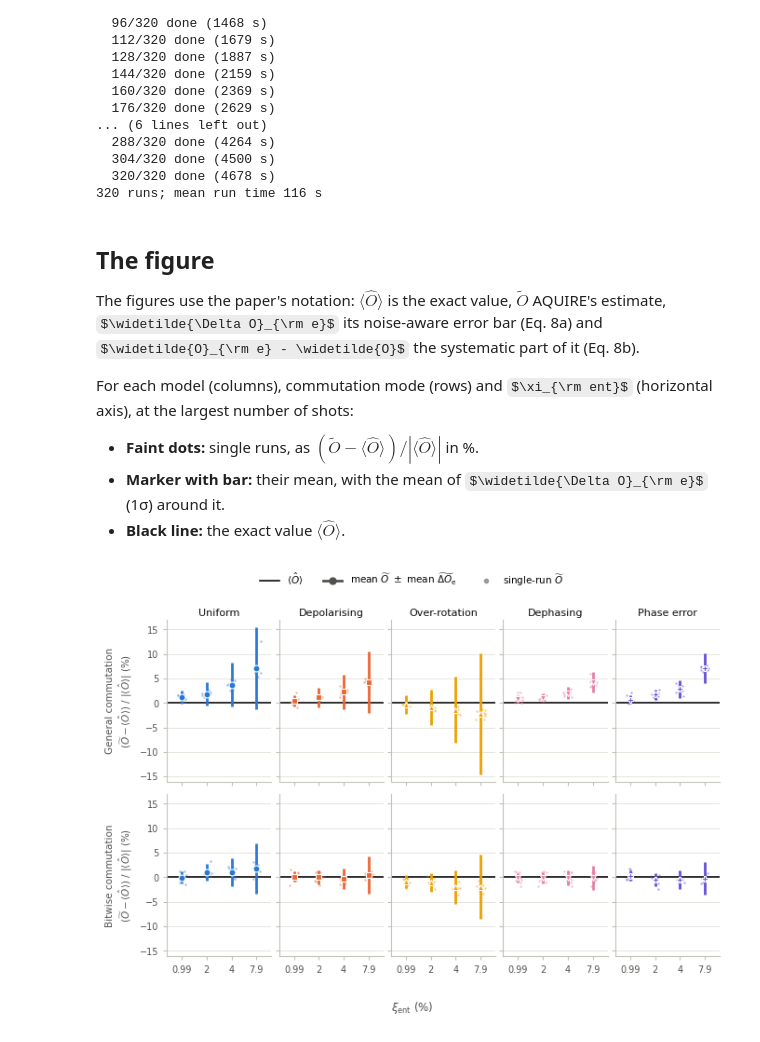
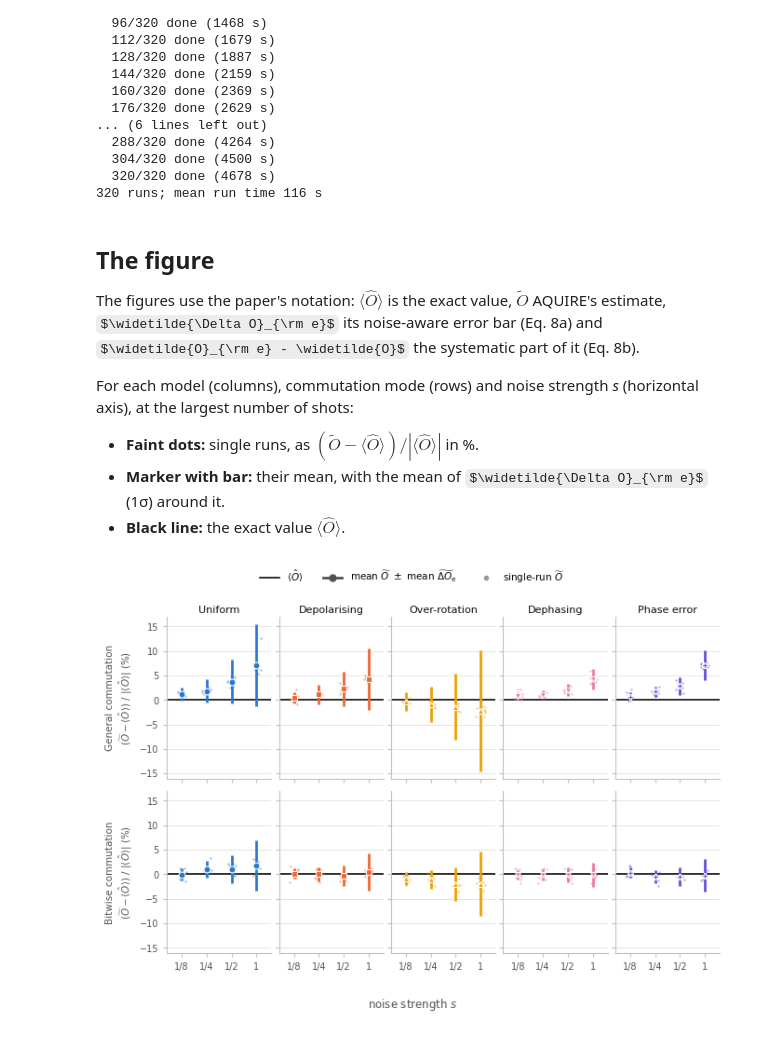
Before and after one commit to QuAOS-Lab/SympleQ, a Jupyter notebook: scripts/examples/notebooks/aquire_noise_models/aquire_noise_models.ipynb, the cells around one changed output. Drawn from its saved outputs; the diff is of its cells as text; code cells hidden in the pictures; some formulas as TeX source.

```diff
--- a/scripts/examples/notebooks/aquire_noise_models/aquire_noise_models.ipynb
+++ b/scripts/examples/notebooks/aquire_noise_models/aquire_noise_models.ipynb
@@ -135,7 +134,7 @@ The figures use the paper's notation: $\langle\hat{O}\rangle$ is the exact value
 $\widetilde{\Delta O}_{\rm e}$ its noise-aware error bar (Eq. 8a) and $\widetilde{O}_{\rm e} - \widetilde{O}$ the
 systematic part of it (Eq. 8b).
 
-For each model (columns), commutation mode (rows) and $\xi_{\rm ent}$ (horizontal axis), at the largest number of
+For each model (columns), commutation mode (rows) and noise strength *s* (horizontal axis), at the largest number of
 shots:
 
 * **Faint dots:** single runs, as $(\widetilde{O} - \langle\hat{O}\rangle)/|\langle\hat{O}\rangle|$ in %.
@@ -151,9 +150,12 @@ LABEL = {"uniform": "Uniform", "depolarising": "Depolarising", "over_rotation":
 INK, INK2, GRID, BASE = "#0b0b0b", "#52514e", "#e1e0d9", "#c3c2b7"
 
 
-def xi_ent(strength):
-    """The noise strength as xi_ent, the paper's error probability per entangling gate, in %."""
-    return 100 * strength * P_ENTANGLING
+STRENGTH_LABEL = r"noise strength $s$"
+
+
+def strength_label(s):
+    """The strength as a fraction of the paper's fitted error rates: 1/8, 1/4, ..."""
+    return str(Fraction(s).limit_denominator(1000))
 
 
 def plot_estimates_vs_truth(runs, models, strengths, filename="aquire_estimates_vs_truth"):
@@ -177,36 +179,36 @@ def plot_estimates_vs_truth(runs, models, strengths, filename="aquire_estimates_
                 if not sel:
                     continue
                 k = sel[0]["shots"].index(final)
                 rel = np.array([100 * (r["estimate"][k] - r["exact"]) / abs(r["exact"]) for r in sel])
                 bar = np.mean([100 * r["error_bar"][k] / abs(r["exact"]) for r in sel])
                 ax.plot(x + rng.uniform(-0.18, 0.18, len(rel)), rel, ".", ms=3.5, color=COLOUR[model], alpha=0.45,
                         mec="none", zorder=3)
                 ax.errorbar([x], [rel.mean()], yerr=[bar], fmt=MARKER[model], ms=5, color=COLOUR[model],
                             mec="#fcfcfb", mew=0.8, elinewidth=2, capsize=0, zorder=4)
             if row == 0:
                 ax.set_title(LABEL[model], fontsize=8, color=INK, pad=3)
             ax.set_xticks(range(len(strengths)))
-            ax.set_xticklabels([f"{xi_ent(s):.2g}" for s in strengths], fontsize=7)
+            ax.set_xticklabels([strength_label(s) for s in strengths], fontsize=7)
             ax.set_xlim(-0.6, len(strengths) - 0.4)
         axes[row, 0].set_ylabel(("General" if mode == "general" else "Bitwise") + " commutation\n"
                                 r"$(\widetilde{O} - \langle\hat{O}\rangle)\ /\ |\langle\hat{O}\rangle|$ (%)",
                                 fontsize=7.5, color=INK2)
-    fig.supxlabel(r"$\xi_{\rm ent}$ (%)", fontsize=8.5, color=INK2, y=0.035)
+    fig.supxlabel(STRENGTH_LABEL, fontsize=8.5, color=INK2, y=0.035)
     handles = [plt.Line2D([], [], color=INK, lw=1.2, label=r"$\langle\hat{O}\rangle$"),
                plt.Line2D([], [], color=INK2, marker="o", ms=5, lw=2,
                           label=r"mean $\widetilde{O}\ \pm$ mean $\widetilde{\Delta O}_{\rm e}$"),
                plt.Line2D([], [], color=INK2, marker=".", ms=6, lw=0, alpha=0.5, label=r"single-run $\widetilde{O}$")]
     fig.legend(handles=handles, loc="upper center", ncol=3, frameon=False, fontsize=7.5)
     fig.tight_layout(rect=(0, 0.03, 1, 0.94), h_pad=0.6, w_pad=0.3)
     for ext in ("pdf", "png"):
         fig.savefig(f"{filename}.{ext}", dpi=200)
     return fig
 
 
 plot_estimates_vs_truth(runs, list(MODELS), STRENGTHS)
 plt.show()
 # %% [output]
-[figure, old version]
+[figure, new version]
 # %% [markdown]
 ## Normalised errors
 
```
Also changed, not shown: parts of 4 cells of this notebook.
